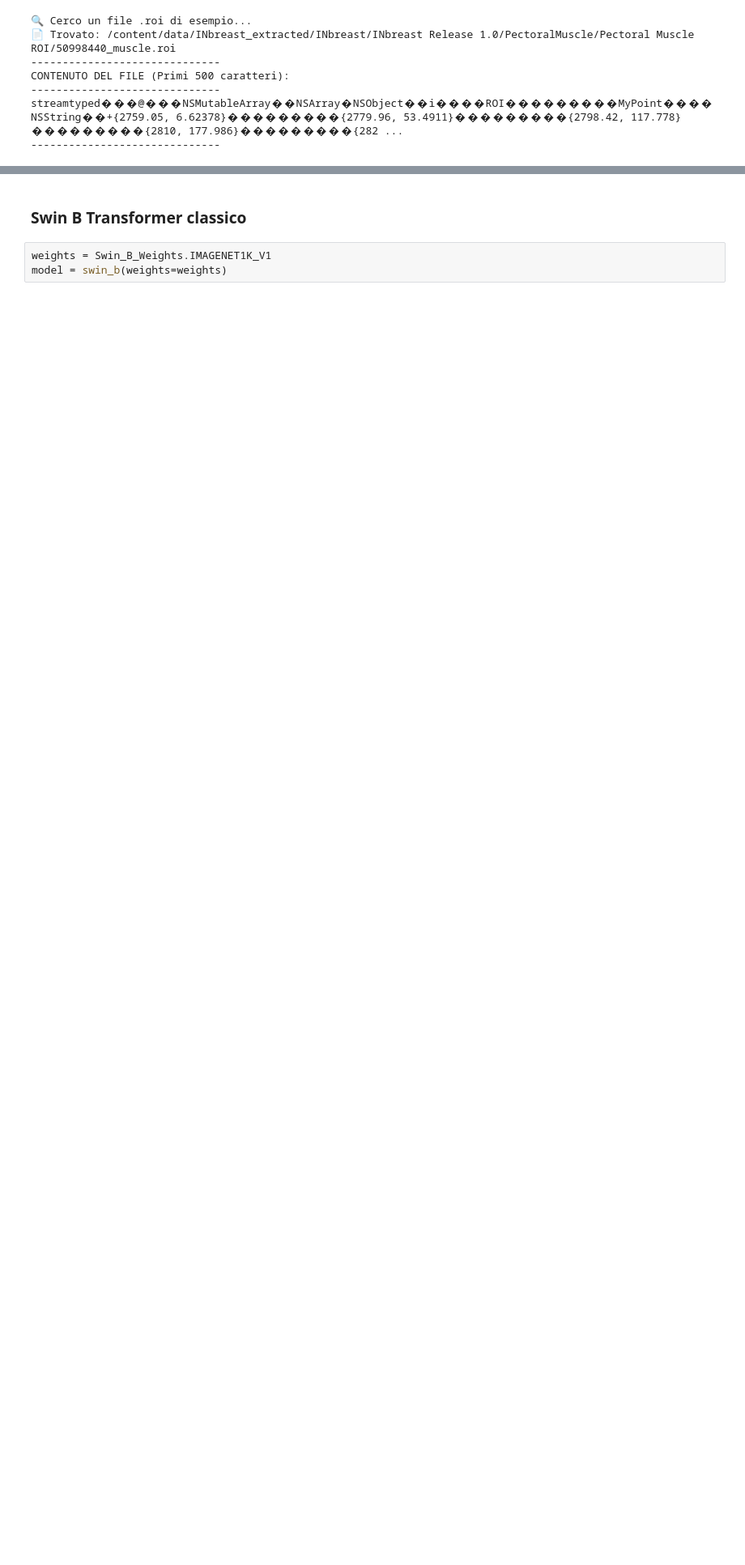
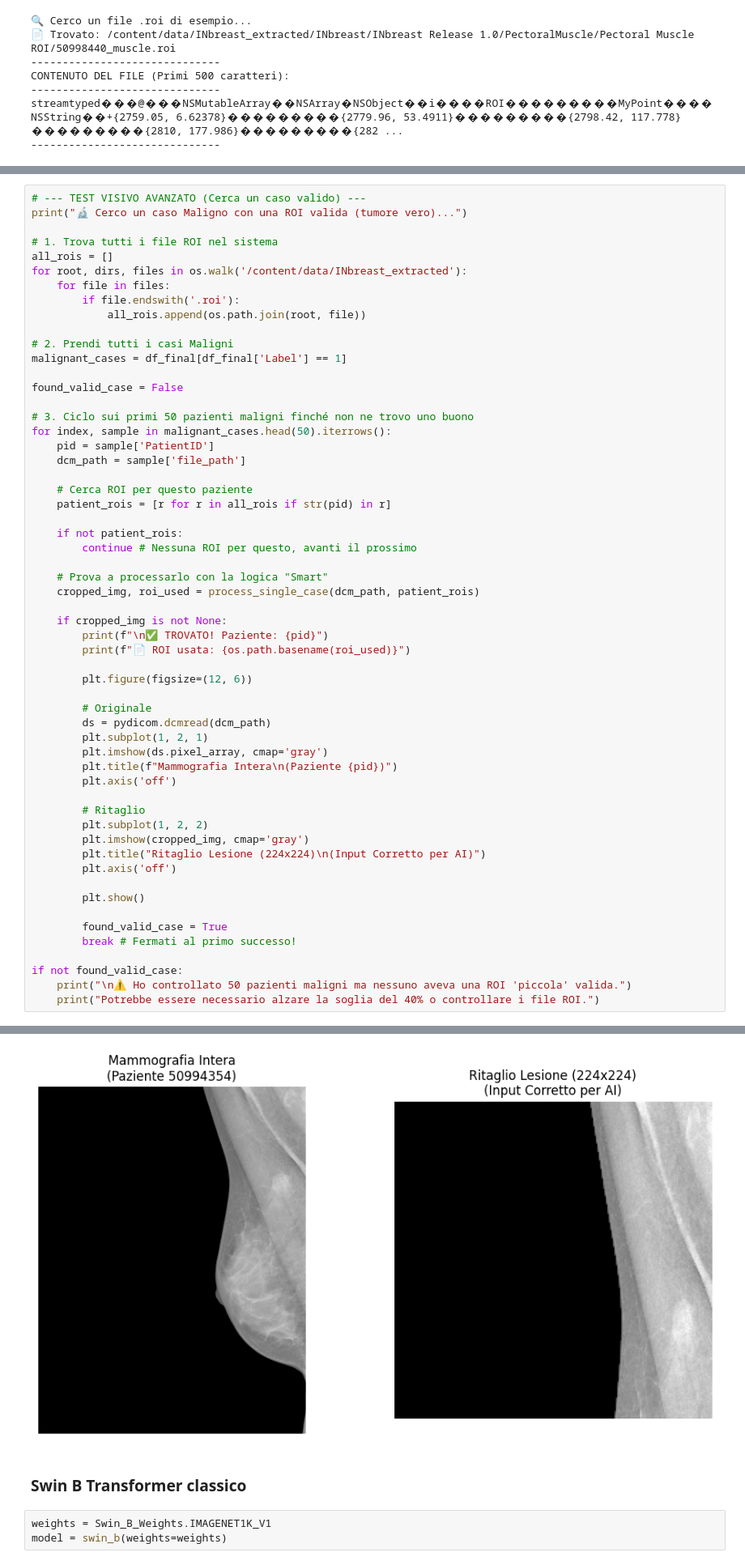
Before and after one commit to Epot12/QML_project, a Jupyter notebook: QML_project.ipynb, the cells around one changed output, grey strips where cells are left out. Shown at 81% size. Drawn from its saved outputs; the diff is of its cells as text; blank space fills up the shorter version.

```diff
--- a/QML_project.ipynb
+++ b/QML_project.ipynb
@@ -469,0 +477,58 @@ Trovati 1 file ROI candidati.
+# %%
+# --- TEST VISIVO AVANZATO (Cerca un caso valido) ---
+print("🔬 Cerco un caso Maligno con una ROI valida (tumore vero)...")
+
+# 1. Trova tutti i file ROI nel sistema
+all_rois = []
+for root, dirs, files in os.walk('/content/data/INbreast_extracted'):
+    for file in files:
+        if file.endswith('.roi'):
+            all_rois.append(os.path.join(root, file))
+
+# 2. Prendi tutti i casi Maligni
+malignant_cases = df_final[df_final['Label'] == 1]
+
+found_valid_case = False
+
+# 3. Ciclo sui primi 50 pazienti maligni finché non ne trovo uno buono
+for index, sample in malignant_cases.head(50).iterrows():
+    pid = sample['PatientID']
+    dcm_path = sample['file_path']
+
+    # Cerca ROI per questo paziente
+    patient_rois = [r for r in all_rois if str(pid) in r]
+
+    if not patient_rois:
+        continue # Nessuna ROI per questo, avanti il prossimo
+
+    # Prova a processarlo con la logica "Smart"
+    cropped_img, roi_used = process_single_case(dcm_path, patient_rois)
+
+    if cropped_img is not None:
+        print(f"\n✅ TROVATO! Paziente: {pid}")
+        print(f"📄 ROI usata: {os.path.basename(roi_used)}")
+
+        plt.figure(figsize=(12, 6))
+
+        # Originale
+        ds = pydicom.dcmread(dcm_path)
+        plt.subplot(1, 2, 1)
+        plt.imshow(ds.pixel_array, cmap='gray')
+        plt.title(f"Mammografia Intera\n(Paziente {pid})")
+        plt.axis('off')
+
+        # Ritaglio
+        plt.subplot(1, 2, 2)
+        plt.imshow(cropped_img, cmap='gray')
+        plt.title("Ritaglio Lesione (224x224)\n(Input Corretto per AI)")
+        plt.axis('off')
+
+        plt.show()
+
+        found_valid_case = True
+        break # Fermati al primo successo!
+
+if not found_valid_case:
+    print("\n⚠️ Ho controllato 50 pazienti maligni ma nessuno aveva una ROI 'piccola' valida.")
+    print("Potrebbe essere necessario alzare la soglia del 40% o controllare i file ROI.")
+# %% [output]
@@ -470,3 +539,4 @@ Trovati 1 file ROI candidati.
+[figure, added]
 # %% [markdown]
 ### Swin B Transformer classico
 # %%
```
Also changed, not shown: parts of 3 cells of this notebook.
